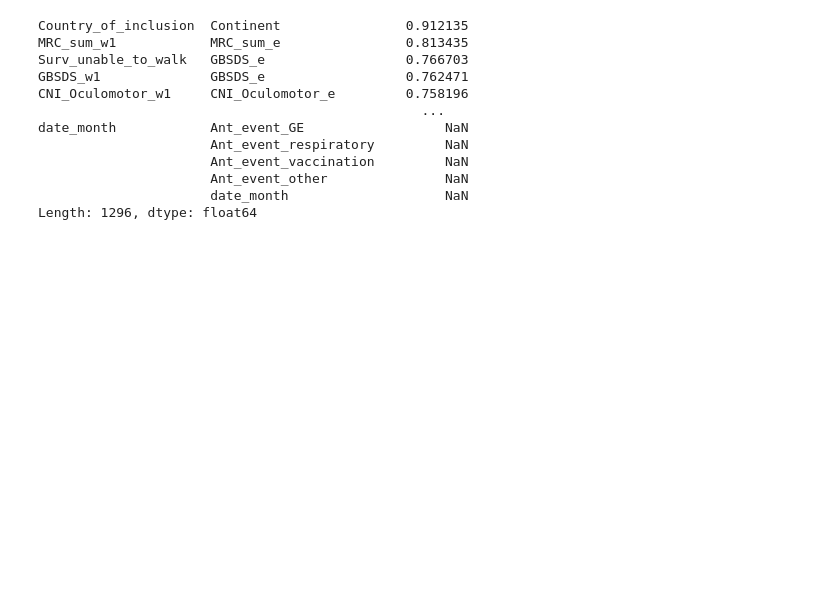
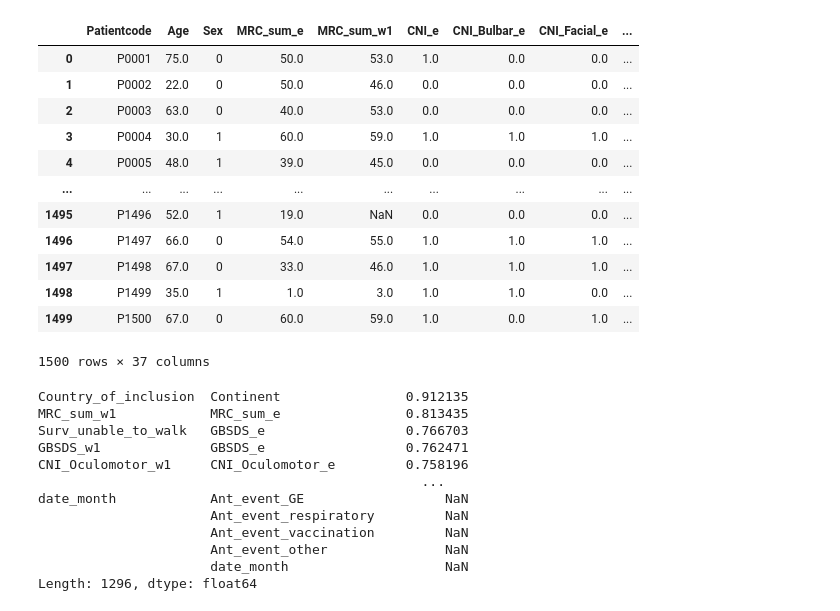
Before and after one commit to someoneontheworld/Modelleren-project, a Jupyter notebook: modelleren_code_v2.ipynb, the cells around one changed output. Saved outputs shown, nothing was run; the diff lists cells and outputs as text; code cells hidden in the pictures; blank space fills up the shorter version.

```diff
--- a/modelleren_code_v2.ipynb
+++ b/modelleren_code_v2.ipynb
@@ -8,3 +8,19 @@ df = pd.read_csv(r"C:\Users\Chong\Desktop\Modelleren project\info\GBS_MOD_120820
+# %%
+df
+# %% [output]
+|  | Patientcode | Age | Sex | MRC_sum_e | MRC_sum_w1 | CNI_e | CNI_Bulbar_e | CNI_Facial_e | ... |
+| 0 | P0001 | 75.0 | 0 | 50.0 | 53.0 | 1.0 | 0.0 | 0.0 | ... |
+| 1 | P0002 | 22.0 | 0 | 50.0 | 46.0 | 0.0 | 0.0 | 0.0 | ... |
+| 2 | P0003 | 63.0 | 0 | 40.0 | 53.0 | 0.0 | 0.0 | 0.0 | ... |
+| 3 | P0004 | 30.0 | 1 | 60.0 | 59.0 | 1.0 | 1.0 | 1.0 | ... |
+| 4 | P0005 | 48.0 | 1 | 39.0 | 45.0 | 0.0 | 0.0 | 0.0 | ... |
+| ... | ... | ... | ... | ... | ... | ... | ... | ... | ... |
+| 1495 | P1496 | 52.0 | 1 | 19.0 | NaN | 0.0 | 0.0 | 0.0 | ... |
+| 1496 | P1497 | 66.0 | 0 | 54.0 | 55.0 | 1.0 | 1.0 | 1.0 | ... |
+| 1497 | P1498 | 67.0 | 0 | 33.0 | 46.0 | 1.0 | 1.0 | 1.0 | ... |
+| 1498 | P1499 | 35.0 | 1 | 1.0 | 3.0 | 1.0 | 1.0 | 0.0 | ... |
+| 1499 | P1500 | 67.0 | 0 | 60.0 | 59.0 | 1.0 | 0.0 | 1.0 | ... |
+1500 rows × 37 columns
 # %%
 # df.columns
 # %%
```
Also changed, not shown: parts of 2 cells of this notebook.
